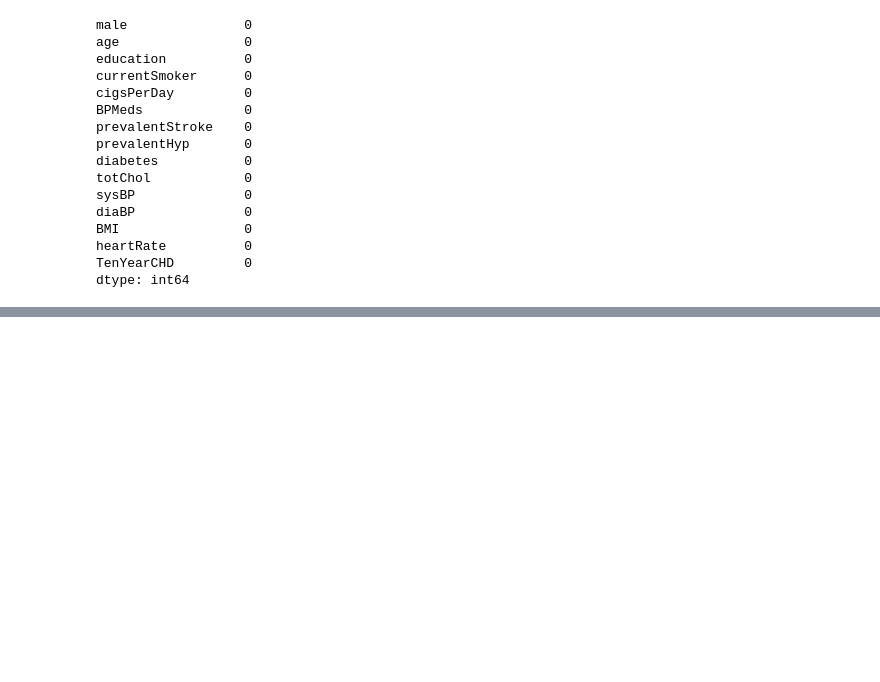
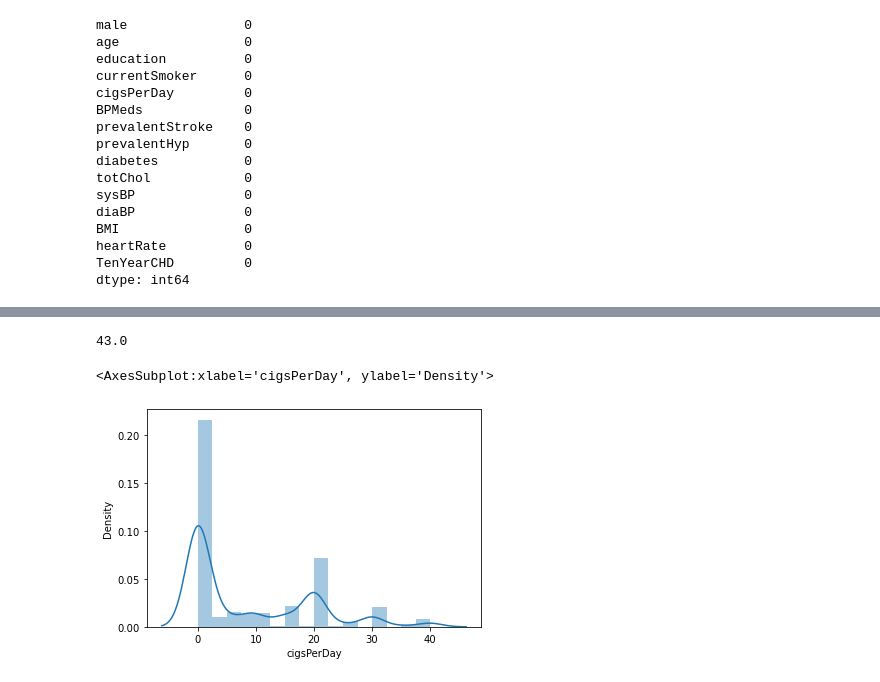
Before and after one commit to Poorya0071/Classification, a Jupyter notebook: Heart_ML.ipynb, the cells around one changed output, grey strips where cells are left out. Cells and saved outputs as stored; diff of their text form; code cells hidden in the pictures; blank space fills up the shorter version.

```diff
--- a/Heart_ML.ipynb
+++ b/Heart_ML.ipynb
@@ -94,0 +103,13 @@ data_no_mv.describe()
+# %%
+q_cig = data_no_mv['cigsPerDay'].quantile(0.99)
+q_cig
+# 99 percent of the persons smoke less than 43 cigar per day. let's remove the 1 percent with more than 43 ciars.
+# %% [output]
+43.0
+# %%
+data_cig = data_no_mv[data_no_mv['cigsPerDay']<q_cig]
+# %%
+sns.distplot(data_cig['cigsPerDay'])
+# %% [output]
+<AxesSubplot:xlabel='cigsPerDay', ylabel='Density'>
+[figure, added]
```
Also changed, not shown: parts of 13 cells of this notebook.
